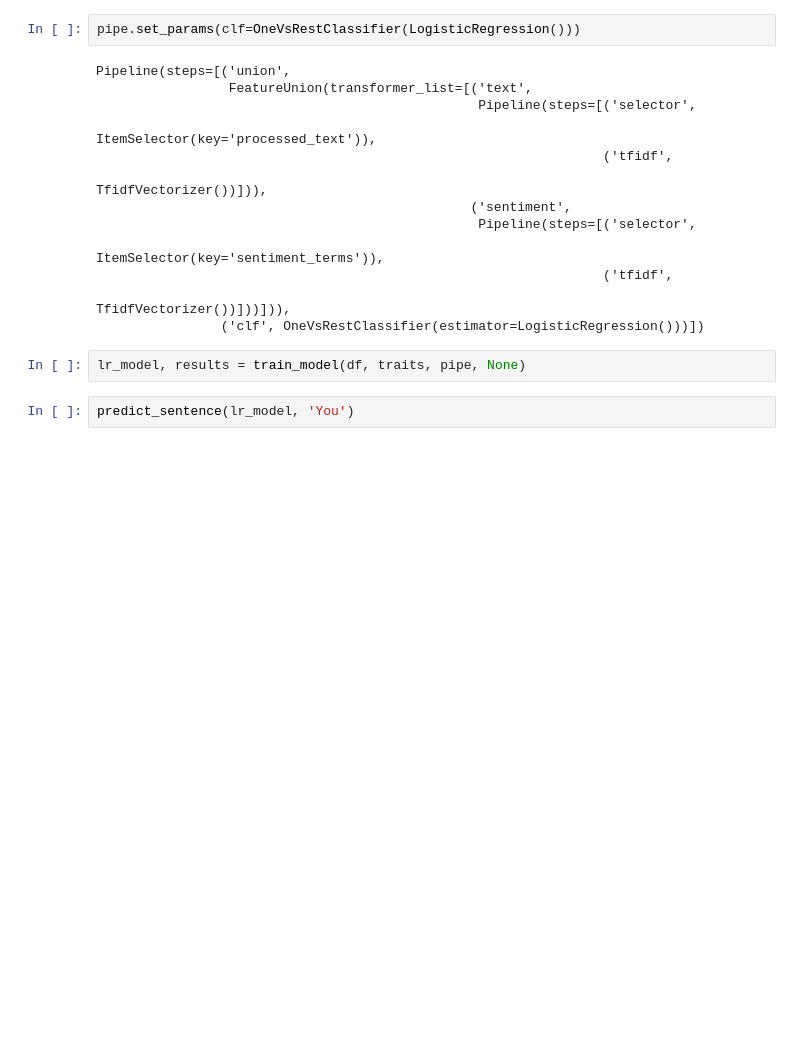
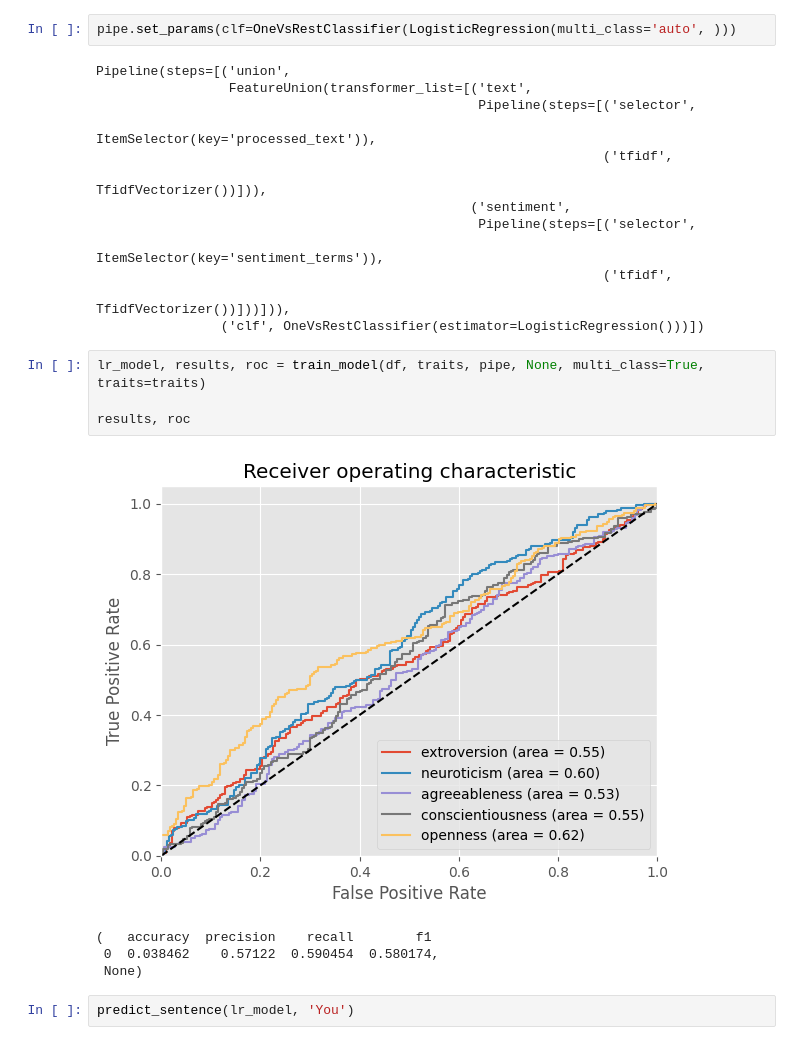
Before and after one commit to jessedoka/LCT, a Jupyter notebook: text_analysis.ipynb, the cells around one changed output. Cells and saved outputs as stored; diff of their text form; blank space fills up the shorter version.

```diff
--- a/text_analysis.ipynb
+++ b/text_analysis.ipynb
@@ -608,7 +688,7 @@ Training model for openness
 # %%
 from sklearn.linear_model import LogisticRegression
 # %%
-pipe.set_params(clf=OneVsRestClassifier(LogisticRegression()))
+pipe.set_params(clf=OneVsRestClassifier(LogisticRegression(multi_class='auto', )))
 # %% [output]
 Pipeline(steps=[('union',
                  FeatureUnion(transformer_list=[('text',
@@ -623,7 +703,14 @@ Pipeline(steps=[('union',
                                                                   TfidfVectorizer())]))])),
                 ('clf', OneVsRestClassifier(estimator=LogisticRegression()))])
 # %%
-lr_model, results = train_model(df, traits, pipe, None)
+lr_model, results, roc = train_model(df, traits, pipe, None, multi_class=True, traits=traits)
+
+results, roc
+# %% [output]
+[figure, added]
+(   accuracy  precision    recall        f1
+ 0  0.038462    0.57122  0.590454  0.580174,
+ None)
 # %%
 predict_sentence(lr_model, 'You')
 # %% [output]
```
Also changed, not shown: parts of 36 cells of this notebook, 2 other files.
